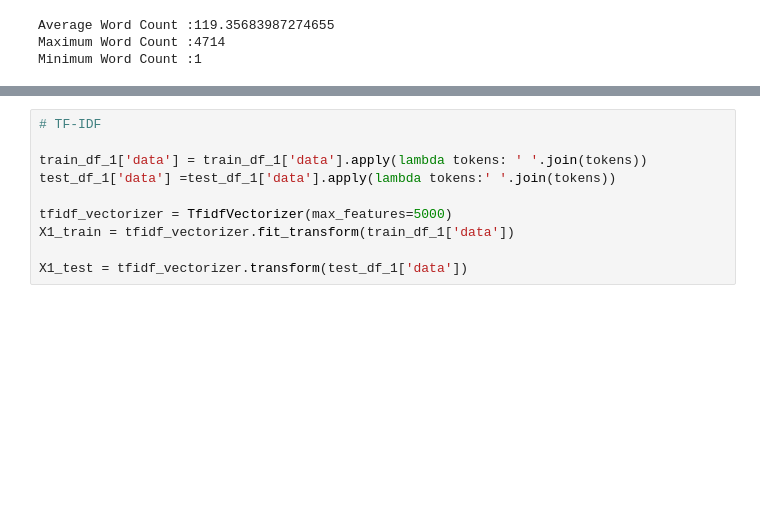
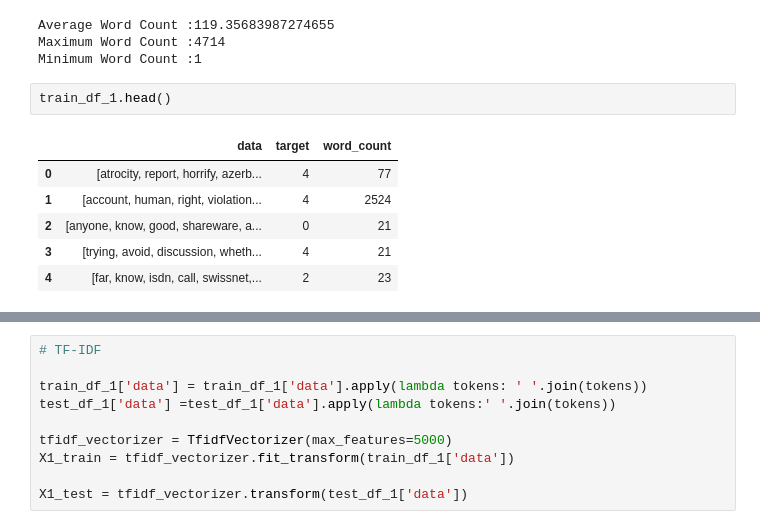
Before and after one commit to Satomiko/20Newsgroups, a Jupyter notebook: subset1.ipynb, the cells around one changed output, grey strips where cells are left out. Cells and saved outputs as stored; diff of their text form; blank space fills up the shorter version.

```diff
--- a/subset1.ipynb
+++ b/subset1.ipynb
@@ -166,3 +157,12 @@ word_count(test_df_1,'data')
 Average Word Count :119.35683987274655
 Maximum Word Count :4714
 Minimum Word Count :1
+# %%
+train_df_1.head()
+# %% [output]
+|  | data | target | word_count |
+| 0 | [atrocity, report, horrify, azerb... | 4 | 77 |
+| 1 | [account, human, right, violation... | 4 | 2524 |
+| 2 | [anyone, know, good, shareware, a... | 0 | 21 |
+| 3 | [trying, avoid, discussion, wheth... | 4 | 21 |
+| 4 | [far, know, isdn, call, swissnet,... | 2 | 23 |
```
Also changed, not shown: parts of 8 cells of this notebook.
